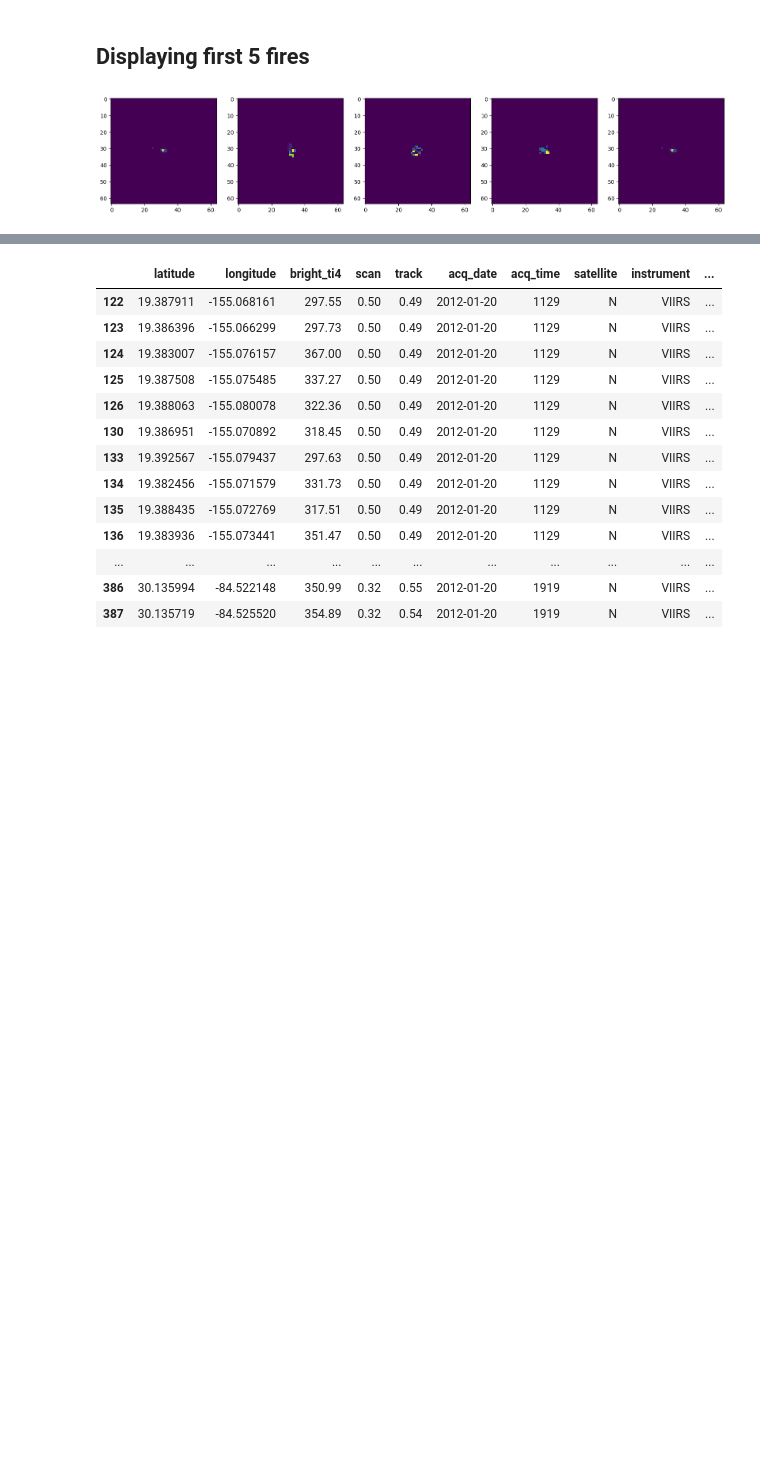
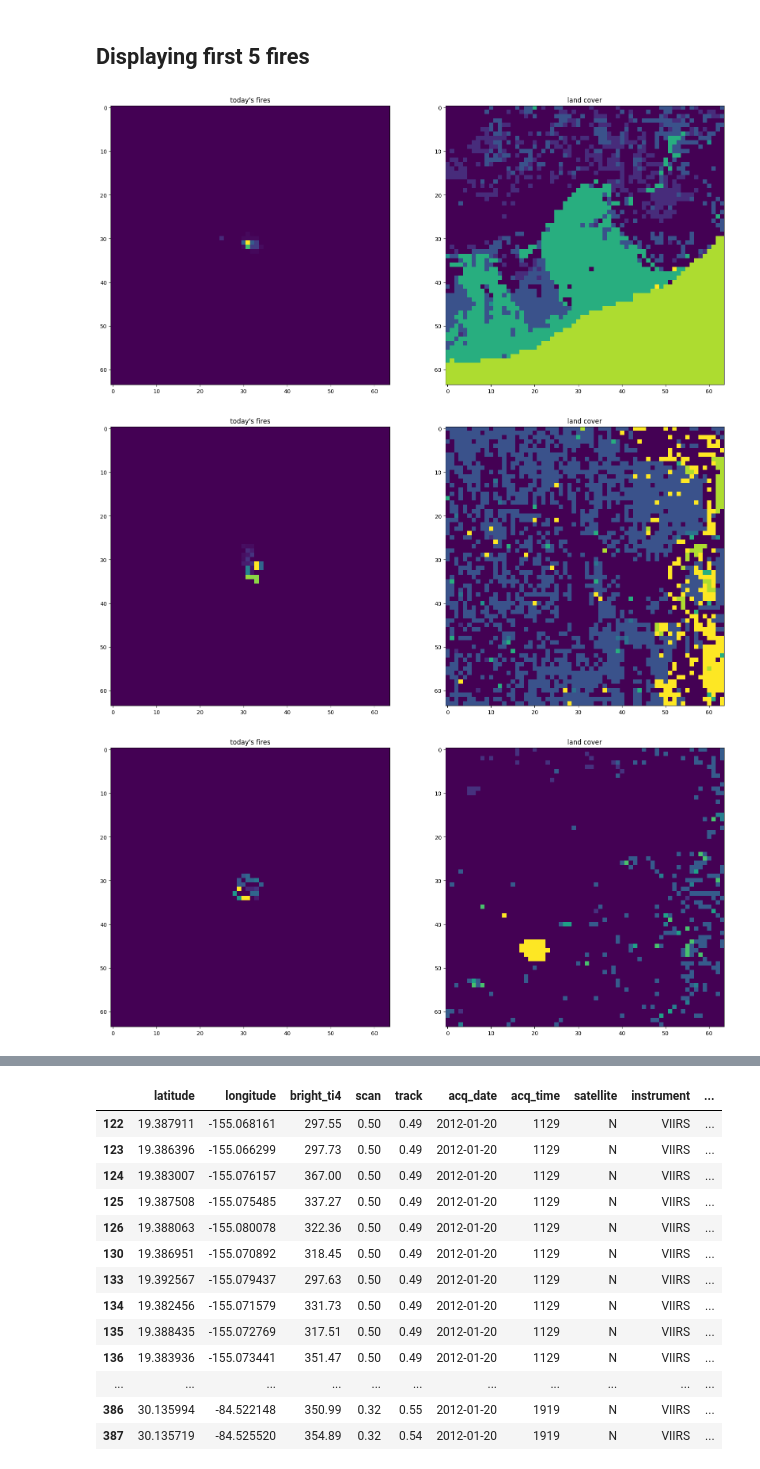
Before and after one commit to amber3536/Wildfire_Prediction, a Jupyter notebook: FireChip.ipynb, the cells around one changed output, grey strips where cells are left out. Saved outputs shown, nothing was run; the diff lists cells and outputs as text; code cells hidden in the pictures; blank space fills up the shorter version.

```diff
--- a/FireChip.ipynb
+++ b/FireChip.ipynb
@@ -48,6 +51,8 @@ Requirement already satisfied: six in /usr/local/lib/python3.10/dist-packages (f
 Requirement already satisfied: python-dateutil>=2.8.1 in /usr/local/lib/python3.10/dist-packages (from pandas>=1.1.0->geopandas>=0.7->geocube) (2.8.2)
 Requirement already satisfied: pytz>=2020.1 in /usr/local/lib/python3.10/dist-packages (from pandas>=1.1.0->geopandas>=0.7->geocube) (2023.3.post1)
 Requirement already satisfied: pyparsing>=2.1.6 in /usr/local/lib/python3.10/dist-packages (from snuggs>=1.4.1->rasterio->geocube) (3.1.1)
+# %%
+CHIP_SIZE = (64, 64)
 # %%
 urls = []
 for i in range(10):
@@ -335,8 +387,12 @@ def process(num):
 pd.set_option('display.max_columns', None)
 pd.set_option('display.max_rows', None)
 pd.set_option('display.max_colwidth', None)
-# %%
-first_5 = []
-
-for i in range(5):
-  first_5.append(process(i))
+# %%
+first_5_fire = []
+first_5_landcover = []
+
+for i in range(5):
+  first_5_fire.append(process(i))
+  chip = manifest.iloc[i]
+  chip_idx, left, bottom, top, right, epsg, chip_date = chip["idx"], chip["left"], chip["bottom"], chip["top"], chip["right"], chip["epsg"], chip["date"]
+  first_5_landcover.append(landcover_from_topleft([top, left], epsg))
@@ -343,11 +411,14 @@ for i in range(5):
 # %% [markdown]
 ## Displaying first 5 fires
-# %%
-fig, (ax1, ax2, ax3, ax4, ax5) = plt.subplots(1, 5, figsize=(20,20))
-im = ax1.imshow(first_5[0].frp)
-im = ax2.imshow(first_5[1].frp)
-im = ax3.imshow(first_5[2].frp)
-im = ax4.imshow(first_5[3].frp)
-im = ax5.imshow(first_5[4].frp)
-# %% [output]
-[figure, removed]
+# %%
+for i in range(5):
+
+  fig, (ax1, ax2) = plt.subplots(1, 2, figsize=(20,20))
+  im = ax1.imshow(first_5_fire[i].frp)
+  ax1.title.set_text('today\'s fires')
+  im = ax2.imshow(first_5_landcover[i])
+  ax2.title.set_text('land cover')
+# %% [output]
+[figure, added]
+[figure, added]
+[figure, added]
```
Also changed, not shown: parts of 5 cells of this notebook.
